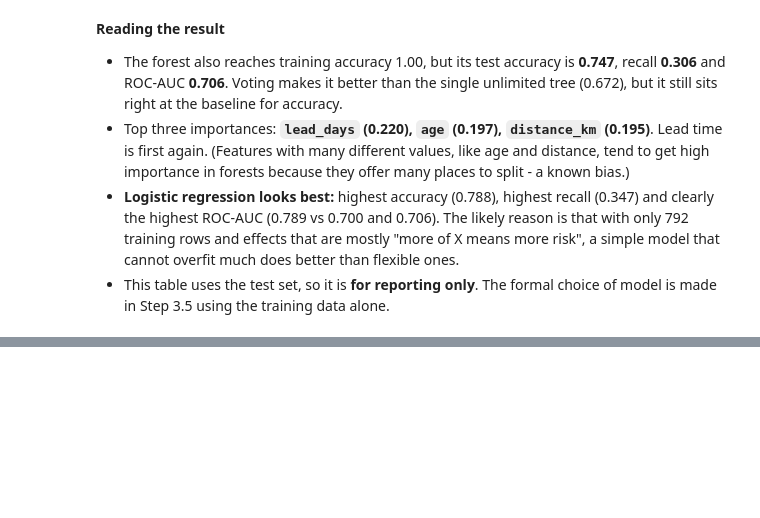
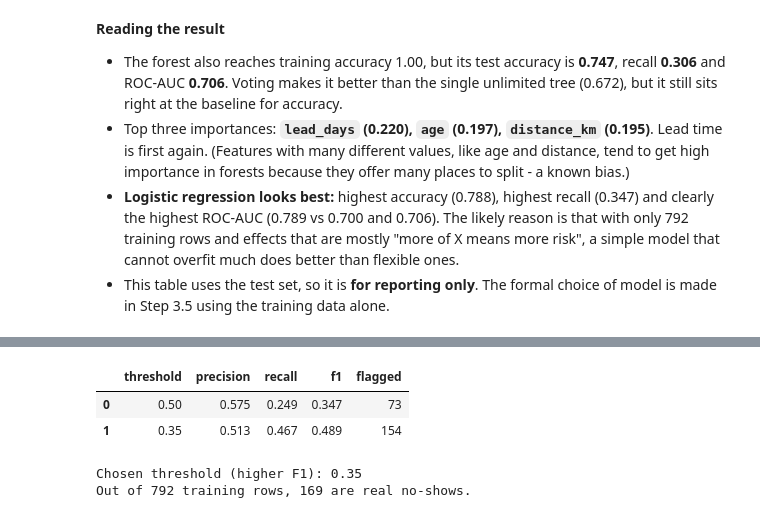
Before and after one commit to Advay4706/MASAI-CAPSTONE-PROJ, a Jupyter notebook: notebooks/03_model.ipynb, the cells around one changed output, grey strips where cells are left out. Cells and saved outputs as stored; diff of their text form; code cells hidden in the pictures; blank space fills up the shorter version.

```diff
--- a/notebooks/03_model.ipynb
+++ b/notebooks/03_model.ipynb
@@ -386,0 +440,25 @@ Highest test ROC-AUC: Logistic regression
+# %%
+from sklearn.pipeline import Pipeline
+
+lr_pipe = Pipeline([("scaler", StandardScaler()), ("model", LogisticRegression(max_iter=1000))])
+
+candidates = {
+    "Logistic regression (pipeline)": lr_pipe,
+    "Decision tree (depth 3)": DecisionTreeClassifier(max_depth=3, random_state=RANDOM_STATE),
+    "Random forest (100 trees)": RandomForestClassifier(n_estimators=100, random_state=RANDOM_STATE),
+}
+
+cv_auc = {}
+for name, model in candidates.items():
+    cv_auc[name] = cross_val_score(model, X_train, y_train, cv=5, scoring="roc_auc").mean()
+
+# The tuned forest was already scored by the same 5-fold CV inside GridSearchCV.
+candidates["Random forest (tuned)"] = RandomForestClassifier(random_state=RANDOM_STATE, **grid.best_params_)
+cv_auc["Random forest (tuned)"] = grid.best_score_
+
+cv_table = pd.Series(cv_auc, name="cv_roc_auc (train)").sort_values(ascending=False)
+display(cv_table.round(4).to_frame())
+
+winner_name = cv_table.idxmax()
+winner = candidates[winner_name]
+print("Winner (highest cross-validated ROC-AUC):", winner_name)
@@ -386,0 +480,26 @@ Highest test ROC-AUC: Logistic regression
+# %%
+oof_prob = cross_val_predict(winner, X_train, y_train, cv=5, method="predict_proba")[:, 1]
+
+threshold_rows = []
+for threshold in [0.5, 0.35]:
+    flagged = (oof_prob >= threshold).astype(int)
+    threshold_rows.append({
+        "threshold": threshold,
+        "precision": precision_score(y_train, flagged),
+        "recall": recall_score(y_train, flagged),
+        "f1": f1_score(y_train, flagged),
+        "flagged": int(flagged.sum()),
+    })
+threshold_table = pd.DataFrame(threshold_rows)
+display(threshold_table.round(3))
+
+best_row = threshold_table.loc[threshold_table["f1"].idxmax()]
+THRESHOLD = float(best_row["threshold"])
+print(f"Chosen threshold (higher F1): {THRESHOLD}")
+print(f"Out of {len(y_train)} training rows, {int(y_train.sum())} are real no-shows.")
+# %% [output]
+|  | threshold | precision | recall | f1 | flagged |
+| 0 | 0.50 | 0.575 | 0.249 | 0.347 | 73 |
+| 1 | 0.35 | 0.513 | 0.467 | 0.489 | 154 |
+Chosen threshold (higher F1): 0.35
+Out of 792 training rows, 169 are real no-shows.
```
Also changed, not shown: parts of 11 cells of this notebook, 1 other file.
